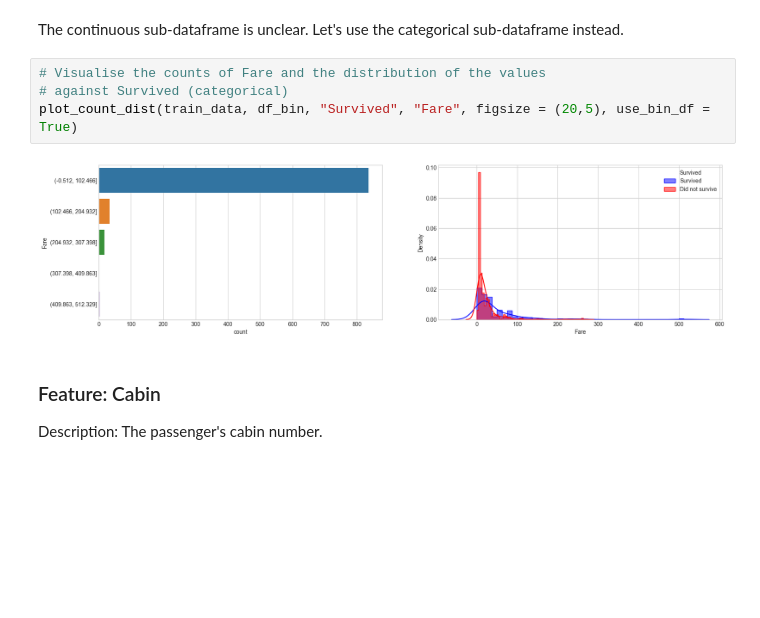
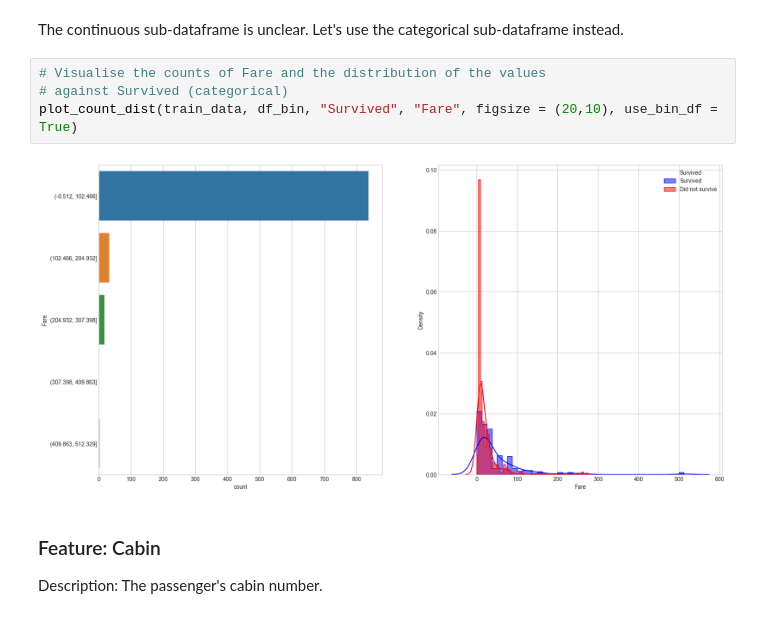
Before and after one commit to joshua-dixon1/Titanic-Survival-Analysis-and-Prediction, a Jupyter notebook: titanic_analysis.ipynb, the cells around one changed output. Saved outputs shown, nothing was run; the diff lists cells and outputs as text; blank space fills up the shorter version.

```diff
--- a/titanic_analysis.ipynb
+++ b/titanic_analysis.ipynb
@@ -823,9 +840,9 @@ The continuous sub-dataframe is unclear. Let's use the categorical sub-dataframe
 # %%
 # Visualise the counts of Fare and the distribution of the values
 # against Survived (categorical)
-plot_count_dist(train_data, df_bin, "Survived", "Fare", figsize = (20,5), use_bin_df = True)
+plot_count_dist(train_data, df_bin, "Survived", "Fare", figsize = (20,10), use_bin_df = True)
 # %% [output]
-[figure, old version]
+[figure, new version]
 # %% [markdown]
 ### Feature: Cabin
 
```
Also changed, not shown: parts of 47 cells of this notebook.
